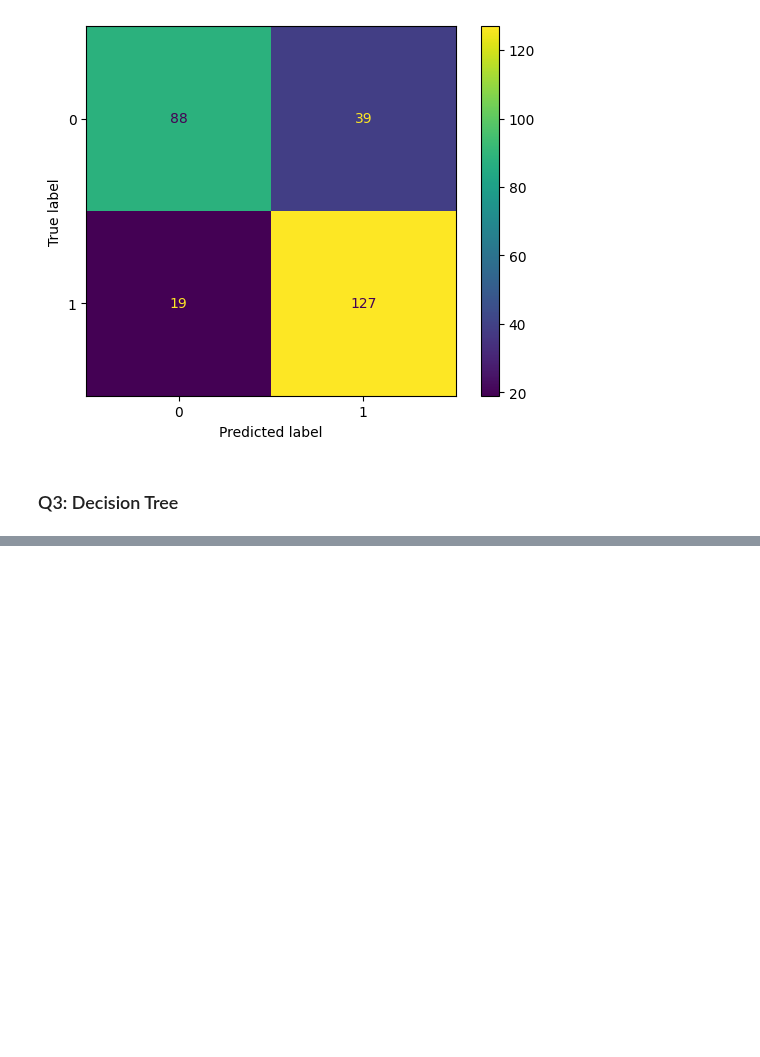
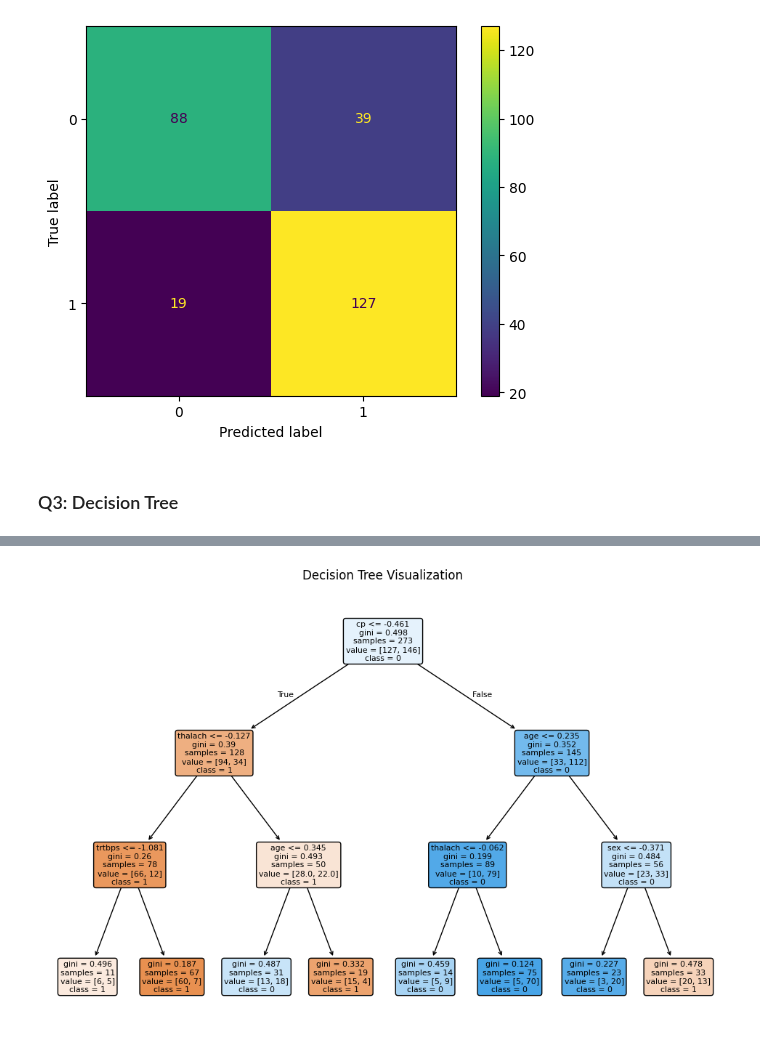
Before and after one commit to alexandragrover/GSB-544, a Jupyter notebook: Labs/Lab7/Lab7.ipynb, the cells around one changed output, grey strips where cells are left out. Saved outputs shown, nothing was run; the diff lists cells and outputs as text; code cells hidden in the pictures; blank space fills up the shorter version.

```diff
--- a/Labs/Lab7/Lab7.ipynb
+++ b/Labs/Lab7/Lab7.ipynb
@@ -209,0 +303,16 @@ ROC AUC 0.7673043324491601
+# %%
+#plot dt with chat gpt help
+trained_tree = dt_best_model.named_steps["dt"]
+
+plt.figure(figsize=(12, 8))
+plot_tree(
+    trained_tree,
+    feature_names=X.columns,  # Replace with actual feature names if X is not a DataFrame
+    class_names=y.unique().astype(str),  # Replace with actual class names if y is not numeric
+    filled=True,
+    rounded=True
+)
+plt.title("Decision Tree Visualization")
+plt.show()
+# %% [output]
+[figure, added]
```
Also changed, not shown: parts of 18 cells of this notebook, 2 other files.
